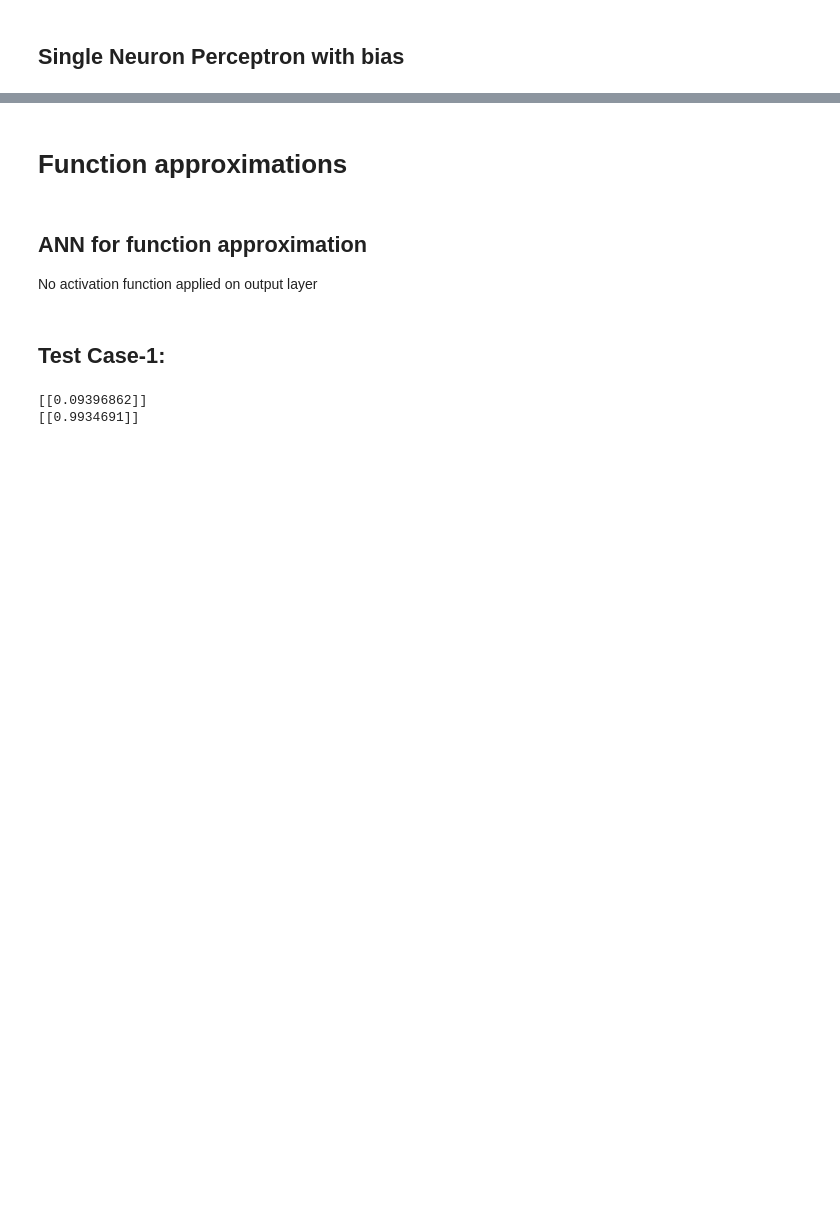
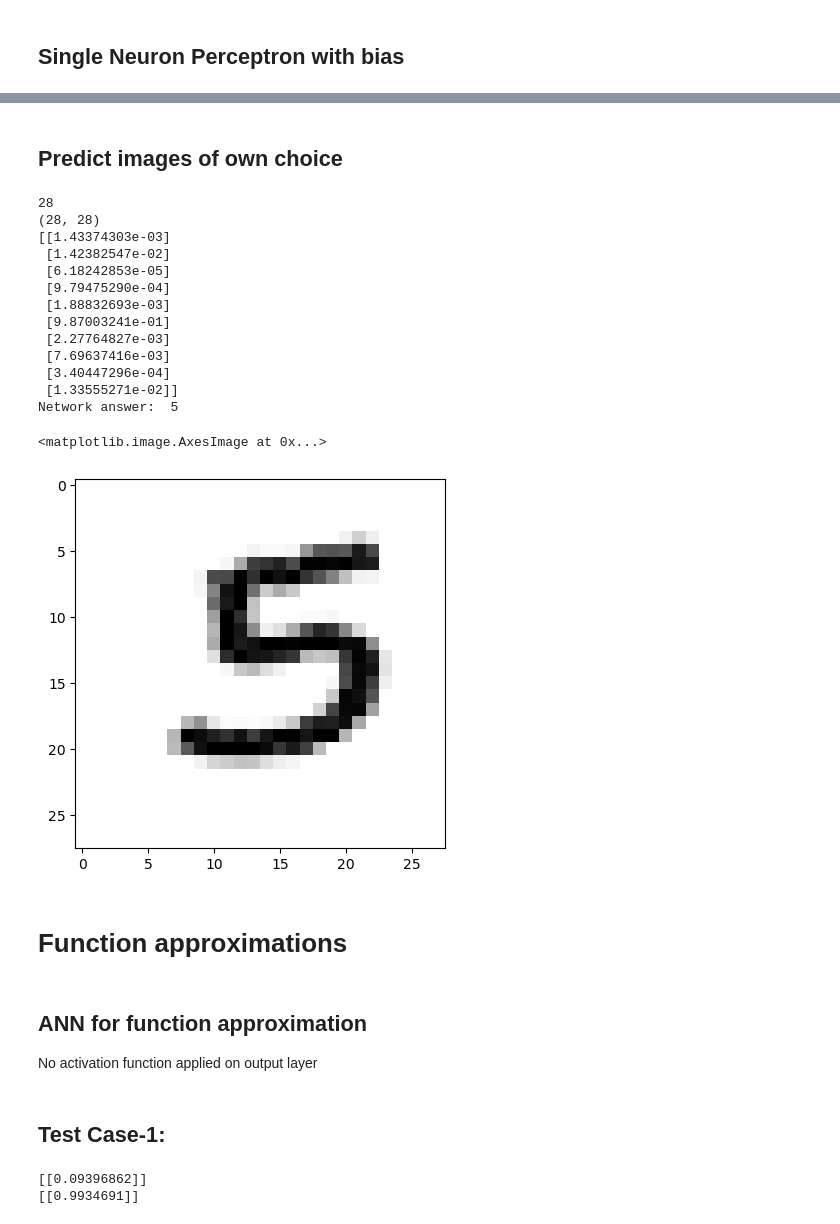
Before and after one commit to satya576/Forays_2023_workshop, a Jupyter notebook: Forays_2023_workshop.ipynb, the cells around one changed output, grey strips where cells are left out. Saved outputs shown, nothing was run; the diff lists cells and outputs as text; code cells hidden in the pictures; blank space fills up the shorter version.

```diff
--- a/Forays_2023_workshop.ipynb
+++ b/Forays_2023_workshop.ipynb
@@ -225,0 +334,3 @@ TclError: invalid command name ".!canvas"
+# %%
+import pickle
+mynetwork = pickle.load(open("network_with_digit_recognition_trained_weights.pickle", "rb"))
@@ -226,3 +382,38 @@ TclError: invalid command name ".!canvas"
+# %% [markdown]
+## Predict images of own choice
+# %%
+import matplotlib.pyplot as plt
+import imageio
+%matplotlib inline
+image_file = 'image_2.png'
+image_array = imageio.imread(image_file, as_gray=True)
+# print(image_array)
+print(len(image_array))
+print(image_array.shape)
+image_data = 255.0 - image_array.reshape(784)
+image_data = (image_data/255.0)*0.99 + 0.01
+
+# test the image data
+outputs = mynetwork.feedforward(image_data)
+print(outputs)
+print("Network answer: ",outputs.argmax())
+plt.imshow( image_data.reshape((28,28)) , cmap='Greys', interpolation='None')
+# %% [output]
+28
+(28, 28)
+[[1.43374303e-03]
+ [1.42382547e-02]
+ [6.18242853e-05]
+ [9.79475290e-04]
+ [1.88832693e-03]
+ [9.87003241e-01]
+ [2.27764827e-03]
+ [7.69637416e-03]
+ [3.40447296e-04]
+ [1.33555271e-02]]
+Network answer:  5
+<matplotlib.image.AxesImage at 0x...>
+[figure, added]
 # %% [markdown]
 # Function approximations
 # %% [markdown]
```
Also changed, not shown: parts of 8 cells of this notebook.
